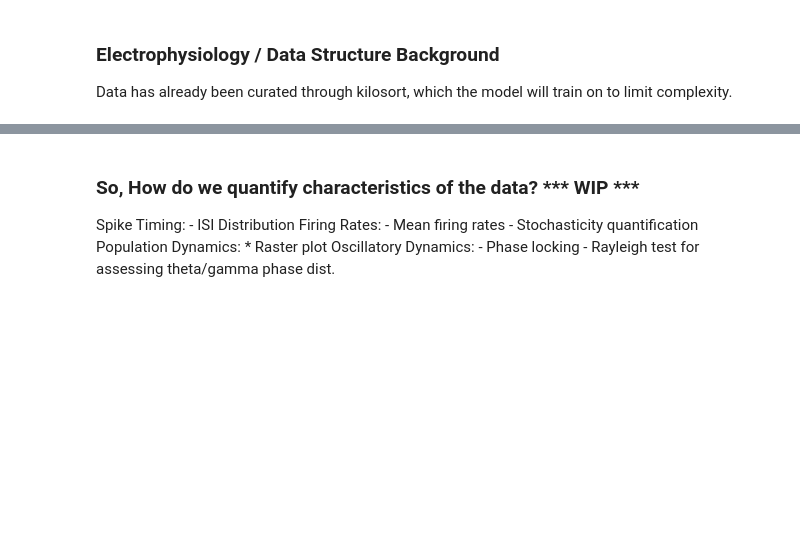
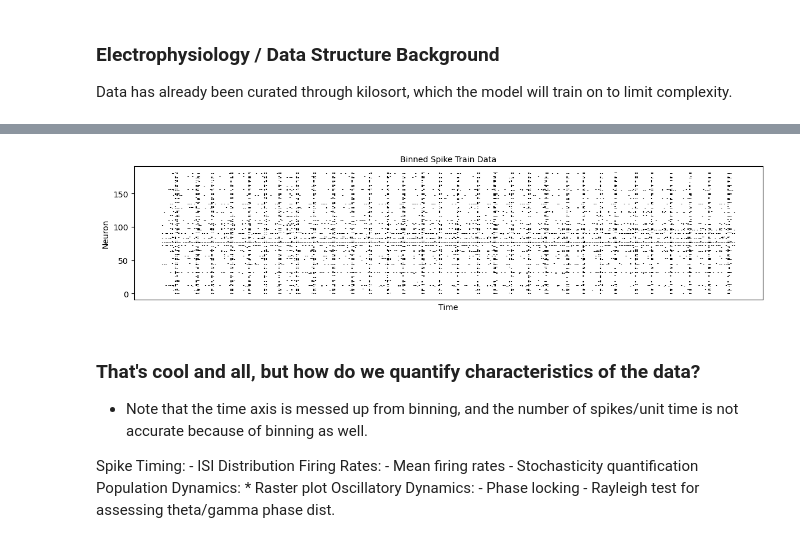
Before and after one commit to nomuwill/graham, a Jupyter notebook: jupyterNotebookWIP.ipynb, the cells around one changed output, grey strips where cells are left out. Drawn from its saved outputs; the diff is of its cells as text; code cells hidden in the pictures; blank space fills up the shorter version.

```diff
--- a/jupyterNotebookWIP.ipynb
+++ b/jupyterNotebookWIP.ipynb
@@ -97,5 +15,72 @@ Sample Frequency: 20000.0
+# %%
+'''
+Load in the curated EPhys Data as npz object
+  Data Structure:
+    train:
+        Format: {neuron, [associated spike times]}
+        Explanation: For each neuron, there is an associated list of spike times
+    neuron_data:
+        Format: {neuron, [associated data]}
+        Explanation: For each neuron, list of associated data (spatial coordinates, etc.)
+    redundant_pairs: literally that
+        Format: {neuron, [associated redundant pairs]}
+        Explanation: For each neuron, list of associated redundant
+    fs: sampling rate
+        Format: int
+        Explanation: Sampling rate of the data
+'''
+
+def convert_to_binned(spike_data, sample_freq, bin_size_ms=500):
+    ''' Necessary because raw spike data is too large to be used in training '''
+
+    # Number of neurons
+    num_neurons = len(spike_data)
+
+    # Calculate total time in seconds based on the maximum spike time across all neurons
+    max_spike_time = max(max(times) for times in spike_data.values()) if spike_data else 0
+    total_time_seconds = max_spike_time / sample_freq
+
+    # Compute the number of bins
+    total_time_ms = total_time_seconds * 1000  # Convert seconds to milliseconds
+    num_bins = int(np.ceil(total_time_ms / bin_size_ms))
+
+    # Create/Fill the binned data
+    binned_data = np.zeros((num_bins, num_neurons), dtype=int)
+    for neuron_idx, (neuron, times) in enumerate(spike_data.items()):
+        times_seconds = np.array(times) / sample_freq
+        times_ms = times_seconds * 1000
+        bin_indices = (times_ms / bin_size_ms).astype(int)
+        valid_indices = (bin_indices >= 0) & (bin_indices < num_bins)
+        np.add.at(binned_data[:, neuron_idx], bin_indices[valid_indices], 1)
+
+    return binned_data
+
+# Load data
+fname = "data.npz"  # Your data file
+data = np.load(fname, allow_pickle=True)
+spike_train = data['train'].item()
+sample_freq = data['fs']
+
+binned_data = convert_to_binned(spike_train, sample_freq)
+
+# Plot binned data
+plt.figure(figsize=(14, 3))
+plt.title("Binned Spike Train Data", fontsize=10)
+plt.xticks([])
+plt.ylabel("Neuron")
+plt.xlabel("Time")
+y = 0
+for i in range(binned_data.shape[1]):
+    plt.eventplot(np.where(binned_data[:, i] > 0), lineoffsets=y, linelengths=0.5, colors='black')
+    y += 1
+plt.show()
+# %% [output]
+[figure, added]
 # %% [markdown]
-### So, How do we quantify characteristics of the data?  *** WIP ***
+### That's cool and all, but how do we quantify characteristics of the data?
+
+* Note that the time axis is messed up from binning, and the number of spikes/unit time is not
+	accurate because of binning as well.
 
 Spike Timing:
 	- ISI Distribution
```
Also changed, not shown: parts of 12 cells of this notebook, 9 other files.
